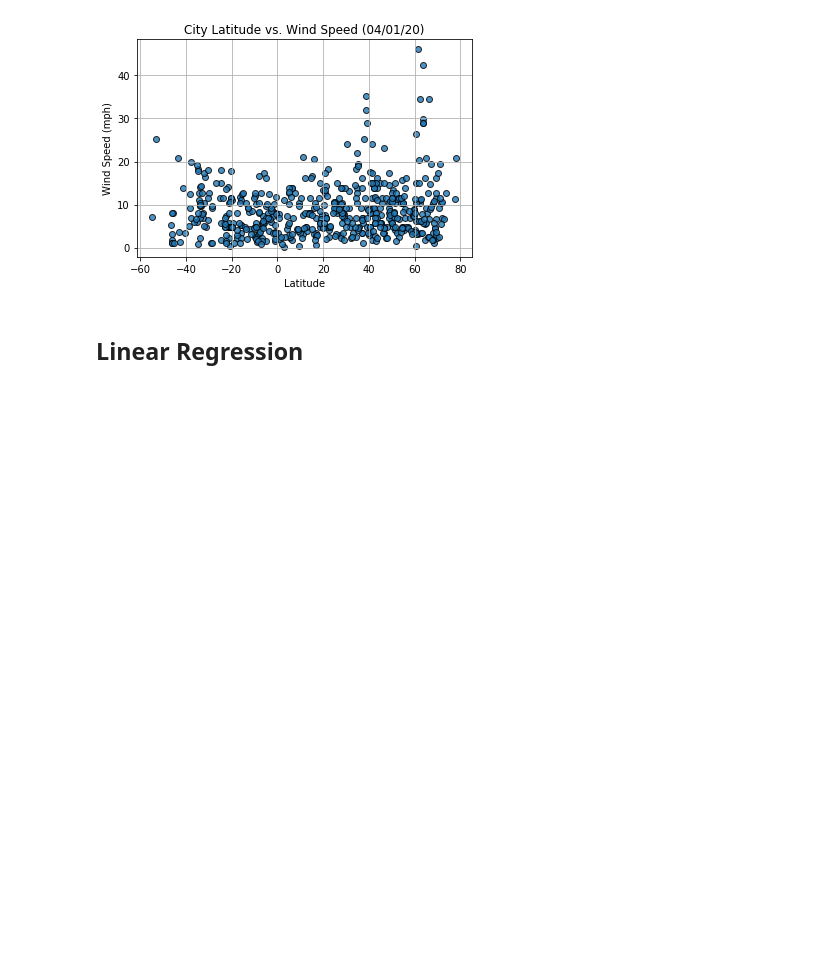
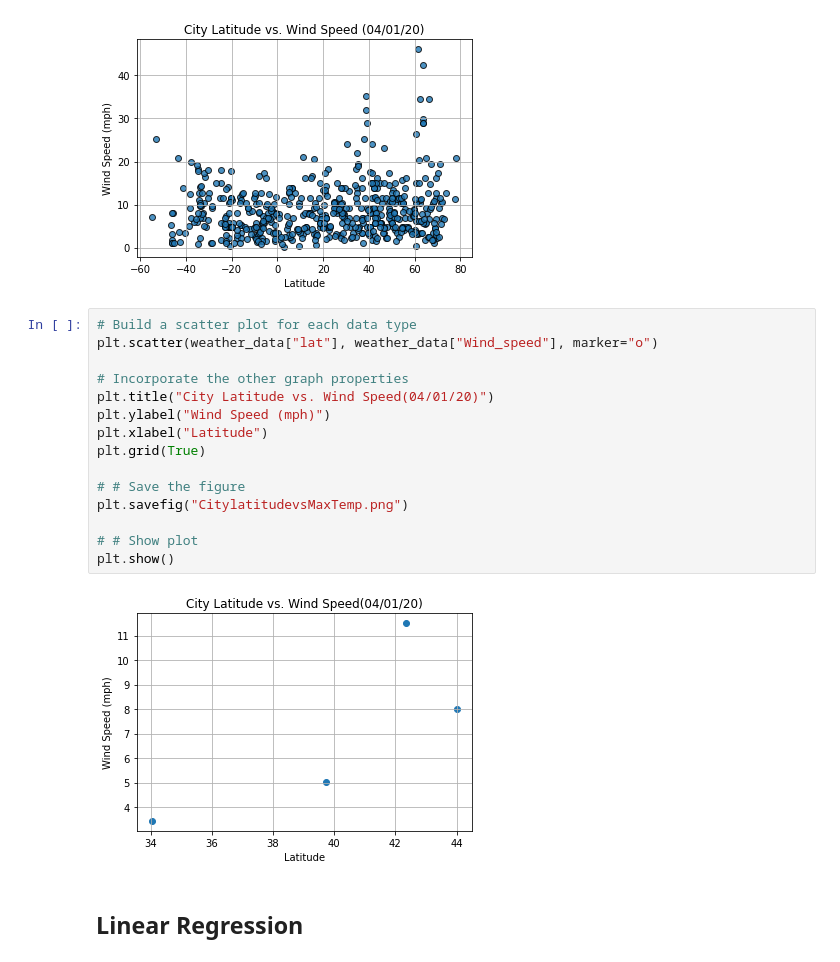
Before and after one commit to chavee07/apis-challenge, a Jupyter notebook: starter_code/WeatherPy.ipynb, the cells around one changed output. Drawn from its saved outputs; the diff is of its cells as text; blank space fills up the shorter version.

```diff
--- a/starter_code/WeatherPy.ipynb
+++ b/starter_code/WeatherPy.ipynb
@@ -229,5 +293,22 @@ Int64Index([], dtype='int64')
 # %%
 # %% [output]
 [figure]
+# %%
+# Build a scatter plot for each data type
+plt.scatter(weather_data["lat"], weather_data["Wind_speed"], marker="o")
+
+# Incorporate the other graph properties
+plt.title("City Latitude vs. Wind Speed(04/01/20)")
+plt.ylabel("Wind Speed (mph)")
+plt.xlabel("Latitude")
+plt.grid(True)
+
+# # Save the figure
+plt.savefig("CitylatitudevsMaxTemp.png")
+
+# # Show plot
+plt.show()
+# %% [output]
+[figure, added]
 # %% [markdown]
 ## Linear Regression
```
Also changed, not shown: parts of 19 cells of this notebook, 2 other files.
